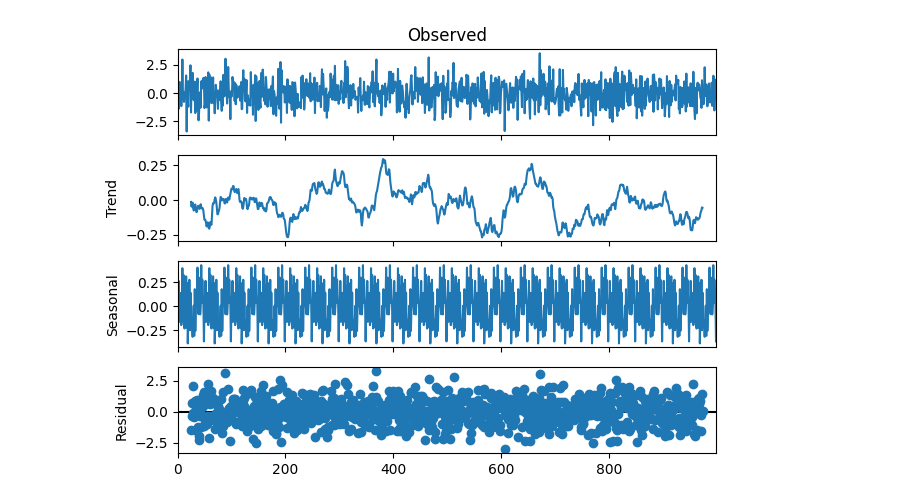
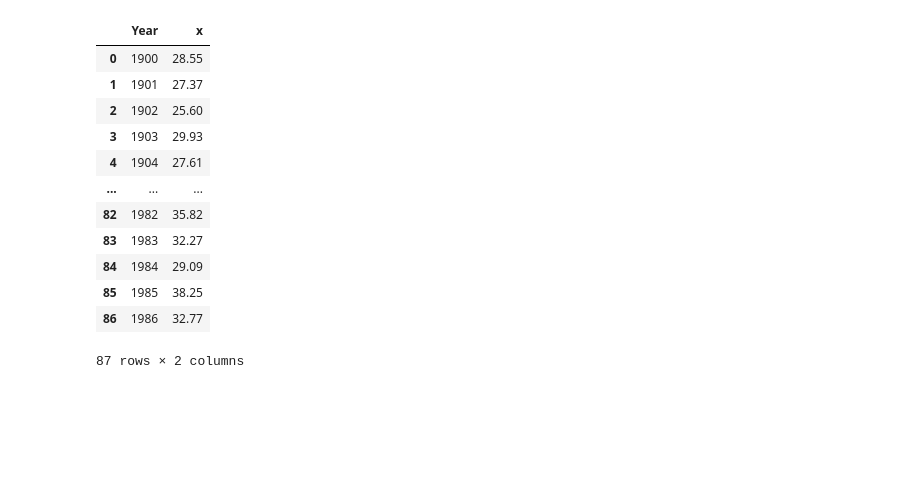
Before and after one commit to danon21/TimeSeries, a Jupyter notebook: lab1/lab1.ipynb, the cells around one changed output. Saved outputs shown, nothing was run; the diff lists cells and outputs as text; code cells hidden in the pictures; blank space fills up the shorter version.

```diff
--- a/lab1/lab1.ipynb
+++ b/lab1/lab1.ipynb
@@ -22,7 +41,18 @@ aws[1].plot(tsdf_c['1'])
-# %%
-noise = np.random.normal(0,1,1000)
-decompose = seasonal_decompose(noise, period=50, model="additive")
-decompose.plot()
-plt.show()
-# %% [output]
-[figure, removed]
+# %%
+ds = lake_ds['Year'] + 1899 # Добавим год, чтобы отображать данны
+lake_ds['Year'] = ds
+lake_ds
+# %% [output]
+|  | Year | x |
+| 0 | 1900 | 28.55 |
+| 1 | 1901 | 27.37 |
+| 2 | 1902 | 25.60 |
+| 3 | 1903 | 29.93 |
+| 4 | 1904 | 27.61 |
+| ... | ... | ... |
+| 82 | 1982 | 35.82 |
+| 83 | 1983 | 32.27 |
+| 84 | 1984 | 29.09 |
+| 85 | 1985 | 38.25 |
+| 86 | 1986 | 32.77 |
+87 rows × 2 columns
```
Also changed, not shown: parts of 17 cells of this notebook, 3 other files.
